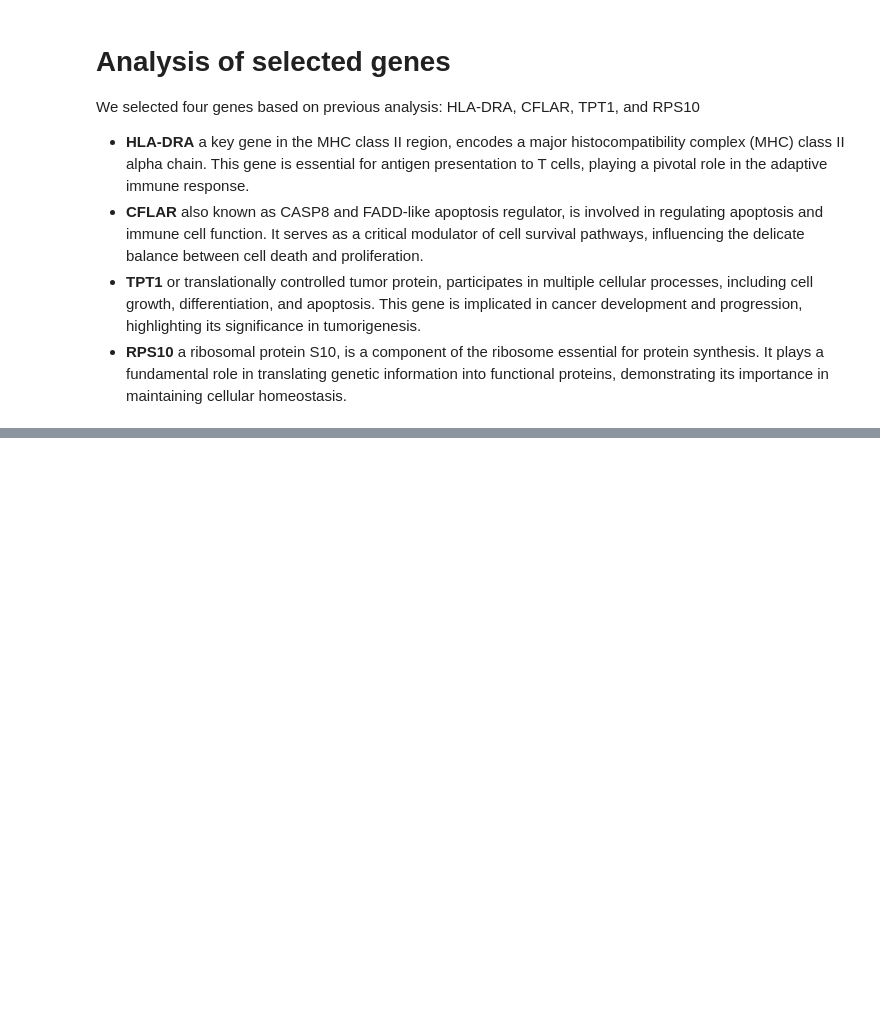
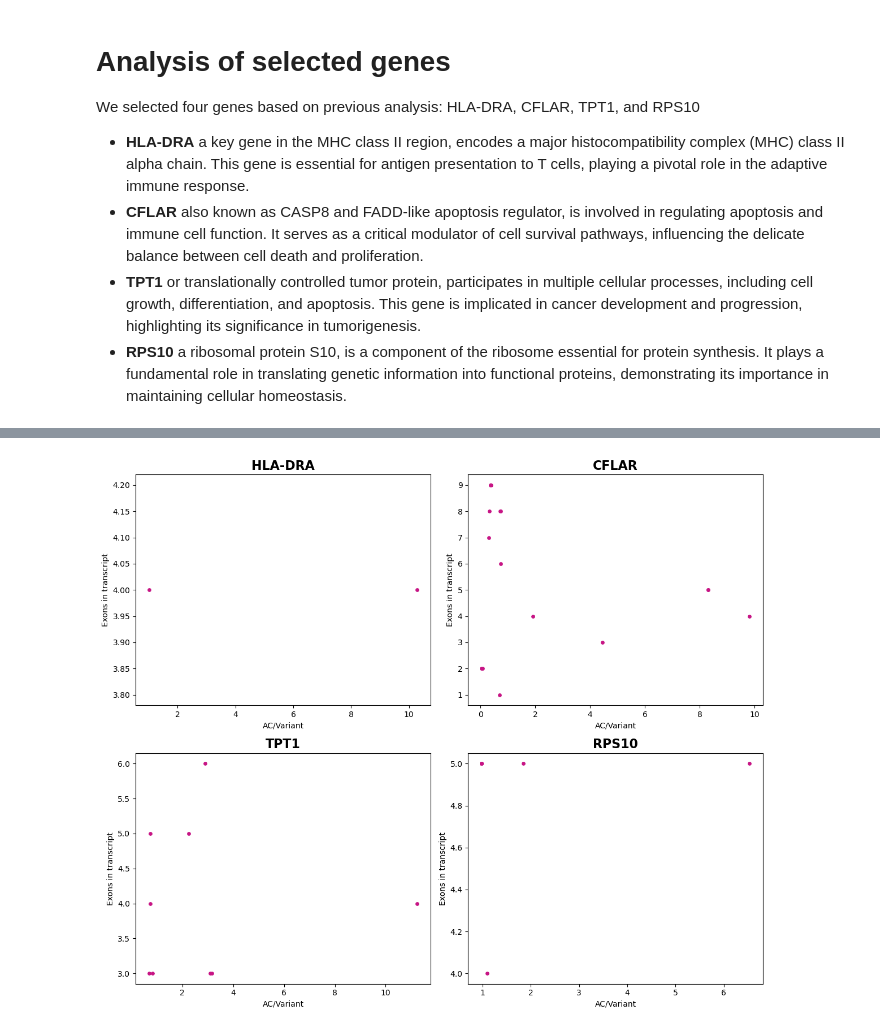
Before and after one commit to nastasia-iv/genvar, a Jupyter notebook: Grishchenko/code/gene_examples_analysis.ipynb, the cells around one changed output, grey strips where cells are left out. Saved outputs shown, nothing was run; the diff lists cells and outputs as text; code cells hidden in the pictures; blank space fills up the shorter version.

```diff
--- a/Grishchenko/code/gene_examples_analysis.ipynb
+++ b/Grishchenko/code/gene_examples_analysis.ipynb
@@ -16,0 +43,18 @@ gene_data_TPT1 = pd.read_csv('/home/bioinf/gnomad-variants/Grishchenko/processed
+# %%
+fig, axs = plt.subplots(2, 2, figsize=(12, 10))
+
+# Список с данными из 4 датафреймов (df1, df2, df3, df4)
+dataframes = [gene_data_HLADRA, gene_data_CFLAR, gene_data_TPT1, gene_data_RPS10]
+titles = ['HLA-DRA', 'CFLAR', 'TPT1', 'RPS10']
+
+for i, df in enumerate(dataframes):
+    ax = axs[i//2, i%2]
+    ax.scatter(np.log1p(df['AC/Variant']), df['Exon_number'], color='mediumvioletred', s = 15)
+    ax.set_title(titles[i], fontsize=16, fontweight='bold')
+    ax.set_xlabel('AC/Variant')
+    ax.set_ylabel('Exons in transcript')
+
+plt.tight_layout()
+plt.show()
+# %% [output]
+[figure, added]
```
Also changed, not shown: parts of 4 cells of this notebook.
